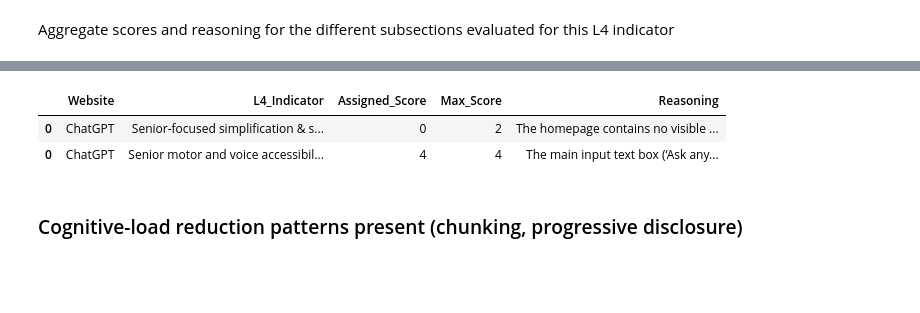
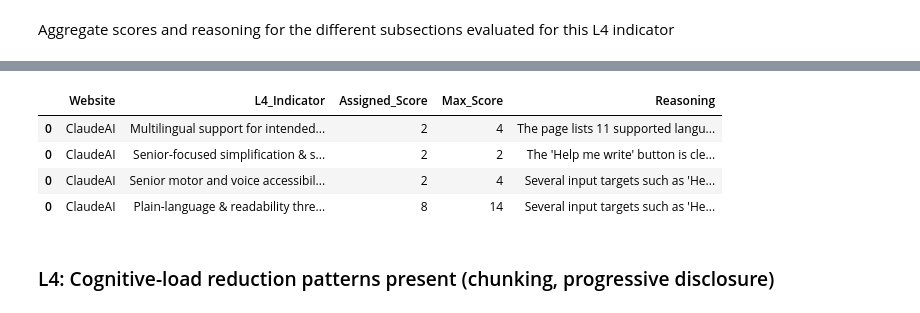
Before and after one commit to gknappattack/Accessibility-Inclusive-Design-Evaluation, a Jupyter notebook: evaluate_L4.ipynb, the cells around one changed output, grey strips where cells are left out. Saved outputs shown, nothing was run; the diff lists cells and outputs as text; code cells hidden in the pictures; blank space fills up the shorter version.

```diff
--- a/evaluate_L4.ipynb
+++ b/evaluate_L4.ipynb
@@ -1002,7 +1202,7 @@ out
 l4_results.append(out)
 # %%
 prompt_in = """
-This image shows the homepage for ChatGPT's chat model interaction interface. You are tasked with evaluating the accessibility of this page in terms of text spacing features.
+This image shows the homepage for ClaudeAI's chat model interaction interface. You are tasked with evaluating the accessibility of this page in terms of text spacing features.
 
 Based only on what you see in the image of the homepage, rate the webpage on the following scale ranging from 0 to 2:
 
@@ -1017,7 +1217,7 @@ The response should be in JSON format. The following example below shows properl
 {
     "results": [
         {
-        "Website": "ChatGPT",
+        "Website": "ClaudeAI",
         "L4_Indicator": "Plain-language & readability thresholds met (senior-appropriate)",
         "Assigned_Score": ,
         "Max_Score": 2,
@@ -1031,7 +1231,7 @@ The response should be in JSON format. The following example below shows properl
 response = ollama.generate(
     model="qwen3-vl:8b",  # Use the name of the vision model you pulled
     prompt=prompt_in,
-    images=[chatgpt_bytes]
+    images=[claude_bytes]
 )
 
 # Save the model's response as json
@@ -1049,7 +1253,7 @@ JSONDecodeError: Extra data: line 3 column 1 (char 707)
 l4_results.append(out)
 # %%
 prompt_in = """
-This image shows the homepage for ChatGPT's chat model interaction interface. You are tasked with evaluating the accessibility of this page in terms of text spacing features.
+This image shows the homepage for ClaudeAI's chat model interaction interface. You are tasked with evaluating the accessibility of this page in terms of text spacing features.
 
 Based only on what you see in the image of the homepage, rate the webpage on the following scale ranging from 0 to 2:
 
@@ -1064,7 +1268,7 @@ The response should be in JSON format. The following example below shows properl
 {
     "results": [
         {
-        "Website": "ChatGPT",
+        "Website": "ClaudeAI",
         "L4_Indicator": "Plain-language & readability thresholds met (senior-appropriate)",
         "Assigned_Score": ,
         "Max_Score": 2,
@@ -1078,7 +1282,7 @@ The response should be in JSON format. The following example below shows properl
 response = ollama.generate(
     model="qwen3-vl:8b",  # Use the name of the vision model you pulled
     prompt=prompt_in,
-    images=[chatgpt_bytes]
+    images=[claude_bytes]
 )
 
 # Save the model's response as json
@@ -1090,7 +1300,7 @@ out
 l4_results.append(out)
 # %%
 prompt_in = """
-This image shows the homepage for ChatGPT's chat model interaction interface. You are tasked with evaluating the accessibility of this page in terms of text spacing features.
+This image shows the homepage for ClaudeAI's chat model interaction interface. You are tasked with evaluating the accessibility of this page in terms of text spacing features.
 
 Based only on what you see in the image of the homepage, rate the webpage on the following scale ranging from 0 to 2:
 
@@ -1105,7 +1315,7 @@ The response should be in JSON format. The following example below shows properl
 {
     "results": [
         {
-        "Website": "ChatGPT",
+        "Website": "ClaudeAI",
         "L4_Indicator": "Plain-language & readability thresholds met (senior-appropriate)",
         "Assigned_Score": ,
         "Max_Score": 2,
@@ -1119,7 +1329,7 @@ The response should be in JSON format. The following example below shows properl
 response = ollama.generate(
     model="qwen3-vl:8b",  # Use the name of the vision model you pulled
     prompt=prompt_in,
-    images=[chatgpt_bytes]
+    images=[claude_bytes]
 )
 
 # Save the model's response as json
@@ -1138,7 +1348,7 @@ l4_results.append(out)
 # %%
 # Prompt for this L4 Indicator
 prompt_in = """
-This image shows the homepage for ChatGPT's chat model interaction interface. You are tasked with evaluating the accessibility of this page in terms of the reading level of the text.
+This image shows the homepage for ClaudeAI's chat model interaction interface. You are tasked with evaluating the accessibility of this page in terms of the reading level of the text.
 
 Based only on what you see in the image of the homepage, rate the webpage on the following scale ranging from 0 to 2:
 
@@ -1153,7 +1363,7 @@ The response should be in JSON format. The following example below shows properl
 {
     "results": [
         {
-        "Website": "ChatGPT",
+        "Website": "ClaudeAI",
         "L4_Indicator": "Plain-language & readability thresholds met (senior-appropriate)",
         "Assigned_Score": ,
         "Max_Score": 2,
@@ -1167,7 +1377,7 @@ The response should be in JSON format. The following example below shows properl
 response = ollama.generate(
     model="qwen3-vl:8b",  # Use the name of the vision model you pulled
     prompt=prompt_in,
-    images=[chatgpt_bytes]
+    images=[claude_bytes]
 )
 
 # Save the model's response as json
@@ -1214,12 +1432,14 @@ new_df
 # %%
-test_results_df = pd.concat([test_results_df,new_df])
-test_results_df
+claudeai_test_results_df = pd.concat([claudeai_test_results_df,new_df])
+claudeai_test_results_df
 # %% [output]
 |  | Website | L4_Indicator | Assigned_Score | Max_Score | Reasoning |
-| 0 | ChatGPT | Senior-focused simplification & s... | 0 | 2 | The homepage contains no visible ... |
-| 0 | ChatGPT | Senior motor and voice accessibil... | 4 | 4 | The main input text box (‘Ask any... |
+| 0 | ClaudeAI | Multilingual support for intended... | 2 | 4 | The page lists 11 supported langu... |
+| 0 | ClaudeAI | Senior-focused simplification & s... | 2 | 2 | The 'Help me write' button is cle... |
+| 0 | ClaudeAI | Senior motor and voice accessibil... | 2 | 4 | Several input targets such as 'He... |
+| 0 | ClaudeAI | Plain-language & readability thre... | 8 | 14 | Several input targets such as 'He... |
 # %% [markdown]
-### Cognitive-load reduction patterns present (chunking, progressive disclosure)
+### L4: Cognitive-load reduction patterns present (chunking, progressive disclosure)
 # %%
 # Prompt for this L4 Indicator
 prompt_in = """
```
Also changed, not shown: parts of 153 cells of this notebook.
